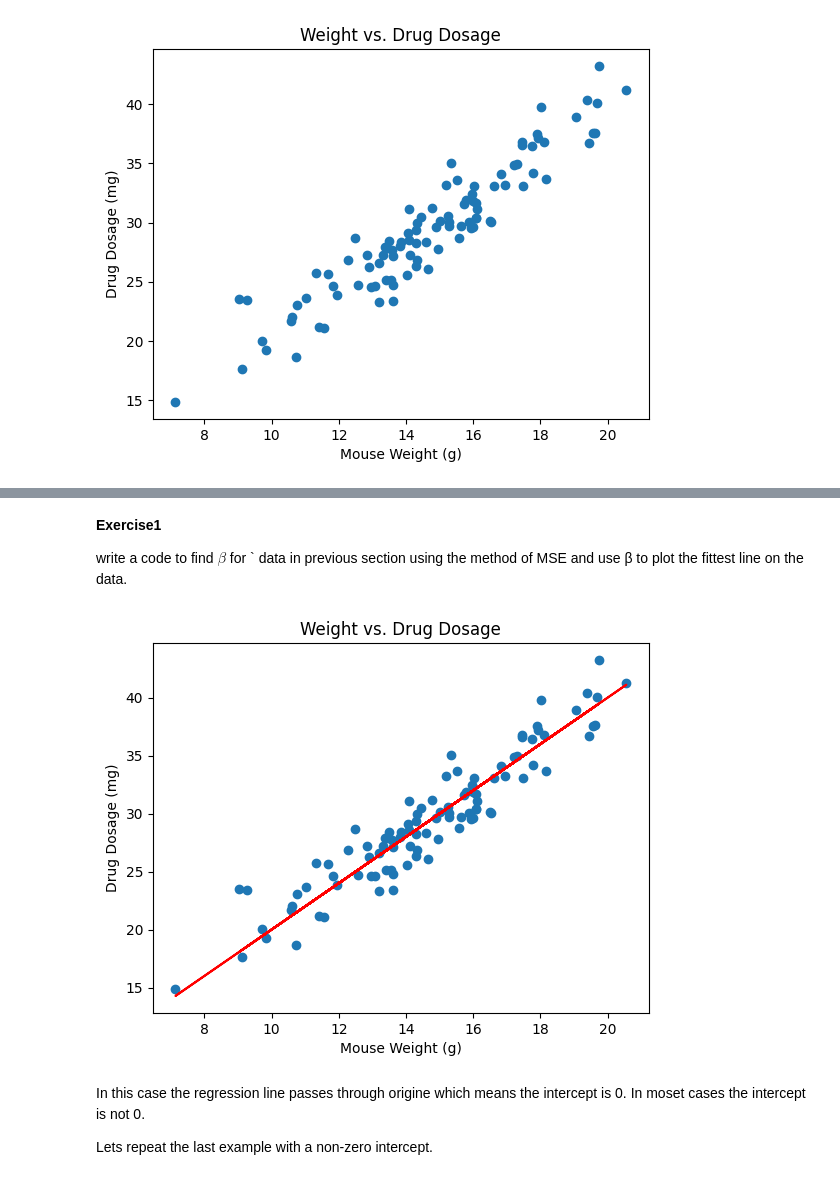
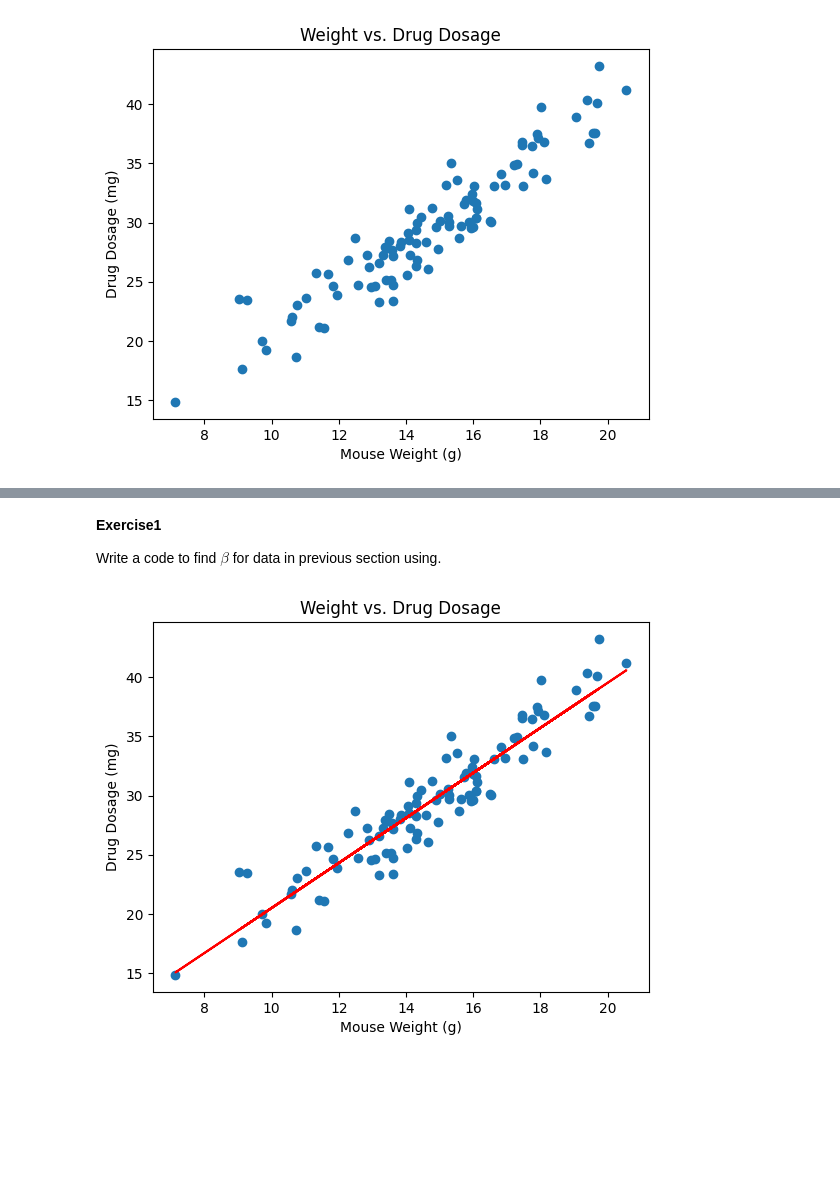
Before and after one commit to MiladQolami/Mathematical-tools-for-neuroscience, a Jupyter notebook: Machine_Learning/LinearRegression.ipynb, the cells around one changed output, grey strips where cells are left out. Saved outputs shown, nothing was run; the diff lists cells and outputs as text; code cells hidden in the pictures; blank space fills up the shorter version.

```diff
--- a/Machine_Learning/LinearRegression.ipynb
+++ b/Machine_Learning/LinearRegression.ipynb
@@ -67,28 +58,25 @@ The main idea behind this technique is to minimize the sum of the squared differ
 # %% [markdown]
 **Exercise1**
 
-write a code to find  $\beta$ for ` data in previous section using the method of MSE and use β to plot the fittest line on the data.
+Write a code to find  $\beta$ for data in previous section using.
 # %%
 # code
 # %%
+from numpy.core.multiarray import dtype
 #@markdown Solution
 
-# We now vector formula to find beta
+# First, we need to set up the design matrix
+design_mat = np.hstack((np.ones((len(weights), 1), dtype=np.float64), drug_dosages.reshape(-1, 1)))
 
-beta = weights @ drug_dosages.T/np.square(np.linalg.norm(drug_dosages)) # Find beta
+beta = np.linalg.inv((design_mat.T @ design_mat)) @ design_mat.T @ weights
 
-weights_pred = beta * drug_dosages # Predicted weights
+weights_pred = beta[0] + beta[1] * drug_dosages  # Predicted drug dosages
 
-
-plt.scatter(drug_dosages,weights)
-plt.plot(drug_dosages,weights_pred,'r-')
+plt.scatter( drug_dosages,weights)
+plt.plot(drug_dosages,weights_pred,  'r-')
 plt.xlabel('Mouse Weight (g)')
 plt.ylabel('Drug Dosage (mg)')
 plt.title('Weight vs. Drug Dosage')
 plt.show()
 # %% [output]
-[figure, old version]
+[figure, new version]
-# %% [markdown]
-In this case the regression line passes through origine which means the intercept is 0. In moset cases the intercept is not 0.
-
-Lets repeat the last example with a non-zero intercept.
```
Also changed, not shown: parts of 6 cells of this notebook.
